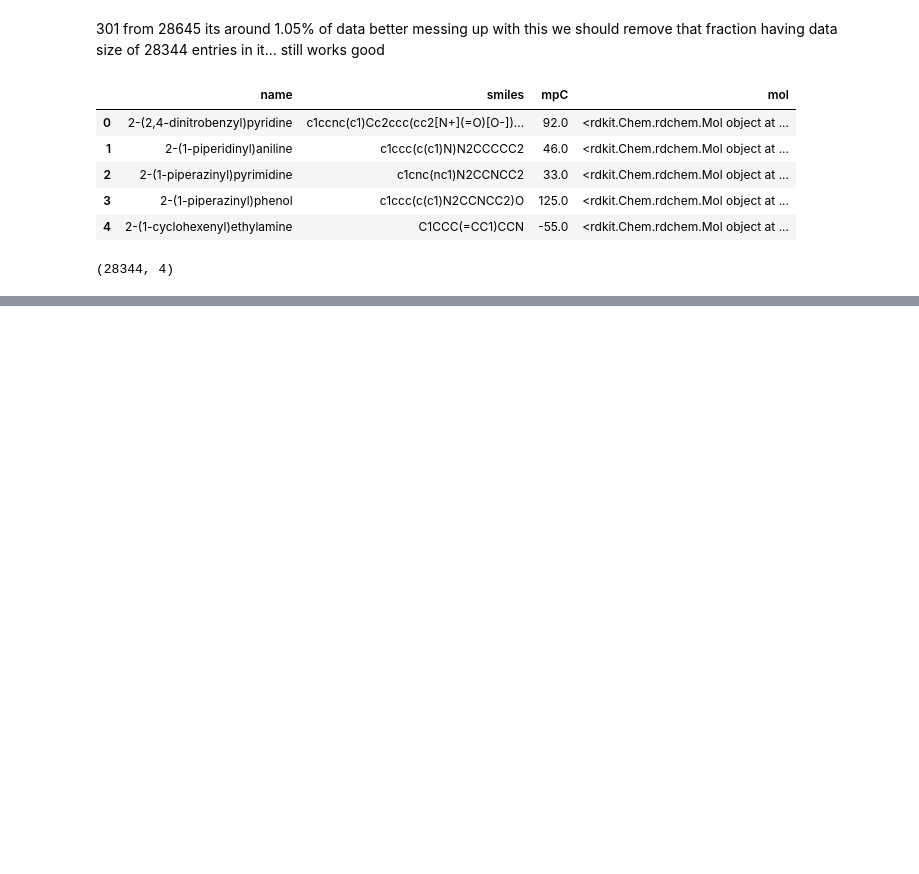
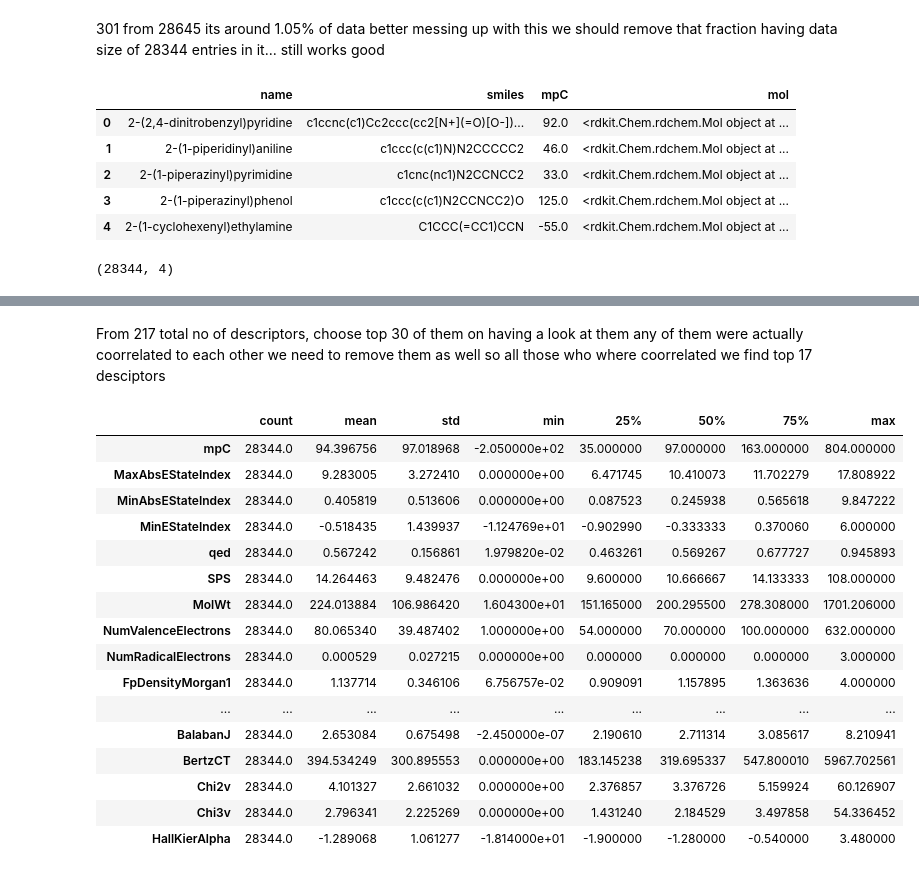
Before and after one commit to thedhawalpanchamiya/melting-point, a Jupyter notebook: melting-point.ipynb, the cells around one changed output, grey strips where cells are left out. Cells and saved outputs as stored; diff of their text form; code cells hidden in the pictures; blank space fills up the shorter version.

Commit message:
Descriptors Generation

```diff
--- a/melting-point.ipynb
+++ b/melting-point.ipynb
@@ -175,0 +189,6 @@ data.shape
+# %%
+correlation = descriptor_data.corrwith(final_data["mpC"])
+# %%
+top_descriptors = correlation.head(30).index.tolist()
+
+print(top_descriptors)
@@ -175,0 +214,37 @@ data.shape
+# %%
+# Correlation matrix of the selected descriptors
+
+corr_matrix = descriptor_data[top_descriptors].corr().abs()
+
+
+upper = corr_matrix.where(
+    np.triu(np.ones(corr_matrix.shape), k=1).astype(bool)
+
+)
+
+threshold = 0.95
+
+to_drop = [
+    column
+    for column in upper.columns
+    if any(upper[column] > threshold)
+]
+
+print("Descriptors to remove:")
+print(to_drop)
+
+selected_descriptors = [
+    desc for desc in top_descriptors
+    if desc not in to_drop
+]
+
+print(f"Descriptors before : {len(top_descriptors)}")
+print(f"Descriptors after  : {len(selected_descriptors)}")
+
+data = pd.concat(
+    [
+        final_data[["name", "smiles", "mpC"]],
+        descriptor_data[selected_descriptors]
+    ],
+    axis=1
+)
@@ -175,0 +265,22 @@ data.shape
+# %% [markdown]
+From 217 total no of descriptors, choose top 30 of them on having a look at them any of them were actually coorrelated to each other we need to remove them as well so all those who where coorrelated we find top 17 desciptors
+# %%
+data.describe().T
+# %% [output]
+|  | count | mean | std | min | 25% | 50% | 75% | max |
+| mpC | 28344.0 | 94.396756 | 97.018968 | -2.050000e+02 | 35.000000 | 97.000000 | 163.000000 | 804.000000 |
+| MaxAbsEStateIndex | 28344.0 | 9.283005 | 3.272410 | 0.000000e+00 | 6.471745 | 10.410073 | 11.702279 | 17.808922 |
+| MinAbsEStateIndex | 28344.0 | 0.405819 | 0.513606 | 0.000000e+00 | 0.087523 | 0.245938 | 0.565618 | 9.847222 |
+| MinEStateIndex | 28344.0 | -0.518435 | 1.439937 | -1.124769e+01 | -0.902990 | -0.333333 | 0.370060 | 6.000000 |
+| qed | 28344.0 | 0.567242 | 0.156861 | 1.979820e-02 | 0.463261 | 0.569267 | 0.677727 | 0.945893 |
+| SPS | 28344.0 | 14.264463 | 9.482476 | 0.000000e+00 | 9.600000 | 10.666667 | 14.133333 | 108.000000 |
+| MolWt | 28344.0 | 224.013884 | 106.986420 | 1.604300e+01 | 151.165000 | 200.295500 | 278.308000 | 1701.206000 |
+| NumValenceElectrons | 28344.0 | 80.065340 | 39.487402 | 1.000000e+00 | 54.000000 | 70.000000 | 100.000000 | 632.000000 |
+| NumRadicalElectrons | 28344.0 | 0.000529 | 0.027215 | 0.000000e+00 | 0.000000 | 0.000000 | 0.000000 | 3.000000 |
+| FpDensityMorgan1 | 28344.0 | 1.137714 | 0.346106 | 6.756757e-02 | 0.909091 | 1.157895 | 1.363636 | 4.000000 |
+| ... | ... | ... | ... | ... | ... | ... | ... | ... |
+| BalabanJ | 28344.0 | 2.653084 | 0.675498 | -2.450000e-07 | 2.190610 | 2.711314 | 3.085617 | 8.210941 |
+| BertzCT | 28344.0 | 394.534249 | 300.895553 | 0.000000e+00 | 183.145238 | 319.695337 | 547.800010 | 5967.702561 |
+| Chi2v | 28344.0 | 4.101327 | 2.661032 | 0.000000e+00 | 2.376857 | 3.376726 | 5.159924 | 60.126907 |
+| Chi3v | 28344.0 | 2.796341 | 2.225269 | 0.000000e+00 | 1.431240 | 2.184529 | 3.497858 | 54.336452 |
+| HallKierAlpha | 28344.0 | -1.289068 | 1.061277 | -1.814000e+01 | -1.900000 | -1.280000 | -0.540000 | 3.480000 |
```
Also changed, not shown: parts of 12 cells of this notebook.
